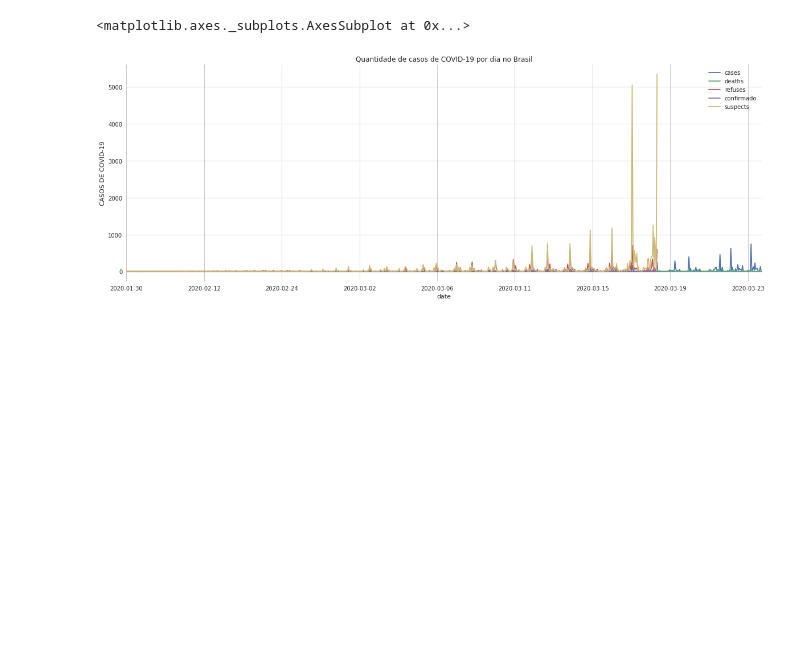
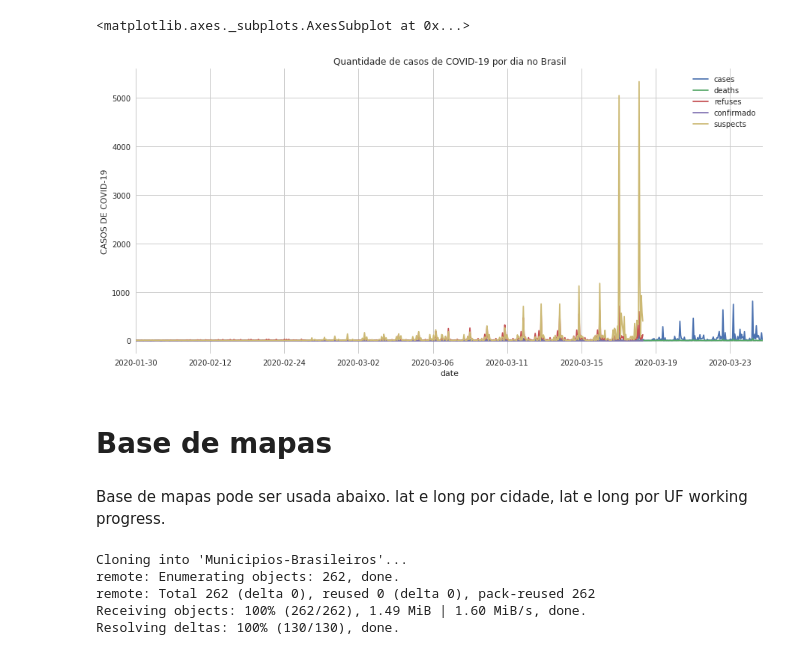
Before and after one commit to benitez-mjv/Research-and-Development, a Jupyter notebook: COVID_19.ipynb, the cells around one changed output. Drawn from its saved outputs; the diff is of its cells as text; code cells hidden in the pictures; blank space fills up the shorter version.

```diff
--- a/COVID_19.ipynb
+++ b/COVID_19.ipynb
@@ -84,24 +91,55 @@ df_group
 # %%
 plt.style.use('seaborn')
 sns.set_style("whitegrid")
 
 # Configurando o tamanho do gráfico
-plt.rcParams['figure.figsize'] = (20,7)
+plt.rcParams['figure.figsize'] = (15,7)
 
 # Adicionando o título
 plt.title('Quantidade de casos de COVID-19 por dia no Brasil')
 
 # Alterando nomes dos eixos
 plt.xlabel('DATA')
 plt.ylabel('CASOS DE COVID-19')
 
-# Defininndo Dados
+# Definindo Dados
 ax = plt.gca()
 df.plot(kind='line', x='date', y='cases', ax=ax)
 df.plot(kind='line', x='date', y='deaths', ax=ax)
 df.plot(kind='line', x='date', y='refuses', ax=ax)
 df.plot(kind='line', x='date', y='confirmado', ax=ax)
 df.plot(kind='line', x='date', y='suspects', ax=ax)
 # %% [output]
 <matplotlib.axes._subplots.AxesSubplot at 0x...>
-[figure, old version]
+[figure, new version]
+# %% [markdown]
+# Base de mapas
+# %% [markdown]
+Base de mapas pode ser usada abaixo. lat e long por cidade, lat e long por UF working progress.
+# %%
+#download do repo
+! git clone https://github.com/kelvins/Municipios-Brasileiros.git
+
+from google.colab import files
+import io
+import pandas as pd
+
+#dataFrames
+municipios = pd.read_csv('/content/Municipios-Brasileiros/csv/municipios.csv', error_bad_lines=False)
+estados = pd.read_csv('/content/Municipios-Brasileiros/csv/estados.csv', error_bad_lines=False)
+
+#merge entre os cvs's
+cidades = pd.merge(estados, municipios, on=['codigo_uf', 'codigo_uf'])
+
+#Work in Progres UF.
+#d = {'UF': ["AC","AL","AP","AM","BA","CE","DF","ES","GO","MA","MT","MS","MG","PA","PB","PR","PE","PI","RJ","RN","RS","RO","RR","SC","SP","SE","TO"
+#], 'nome': ["Rio Branco","Maceió","Macapá","Manaus","Salvador","Fortaleza","Brasília","Vitória","Goiânia","São Luís","Cuiabá","Campo Grande","Belo Horizonte","Belém","João Pessoa","Curitiba","Recife","Teresina","Rio de Janeiro","Natal","Porto Alegre","Porto Velho","Boa Vista","Florianópolis","São Paulo","Aracaju","Palmas"
+#]}#
+#setcapitais = pd.DataFrame(data=d)
+#capitais = pd.merge(setcapitais, municipios, on=['nome', 'nome'])
+# %% [output]
+Cloning into 'Municipios-Brasileiros'...
+remote: Enumerating objects: 262, done.
+remote: Total 262 (delta 0), reused 0 (delta 0), pack-reused 262
+Receiving objects: 100% (262/262), 1.49 MiB | 1.60 MiB/s, done.
+Resolving deltas: 100% (130/130), done.
```
Also changed, not shown: parts of 6 cells of this notebook.
